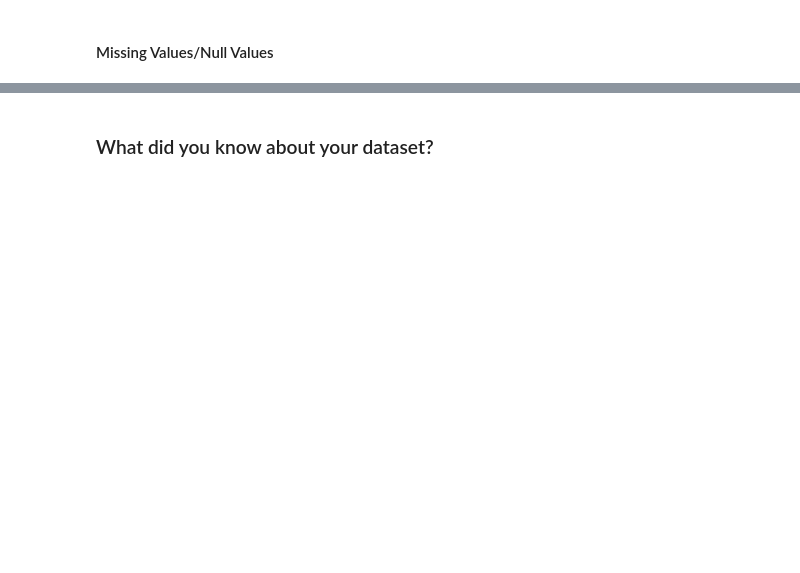
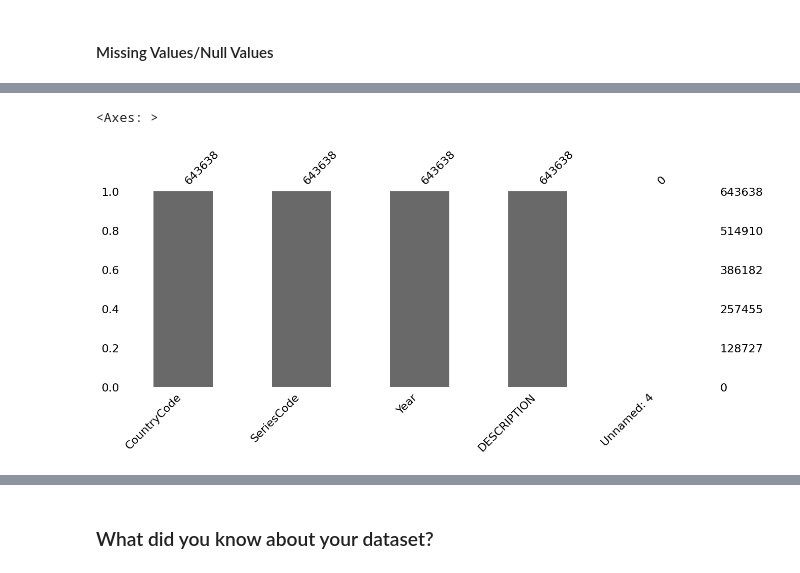
Before and after one commit to RobinBose774/EDA-Project-World-Bank-Global-Education-Analysis, a Jupyter notebook: EDA_project_World_Bank_Global_Education_Analysis.ipynb, the cells around one changed output, grey strips where cells are left out. Cells and saved outputs as stored; diff of their text form; code cells hidden in the pictures; blank space fills up the shorter version.

```diff
--- a/EDA_project_World_Bank_Global_Education_Analysis.ipynb
+++ b/EDA_project_World_Bank_Global_Education_Analysis.ipynb
@@ -101,0 +484,5 @@ M - Multivariate Analysis
+# %%
+msno.bar(ed_stats_footnote, figsize = (15,5))
+# %% [output]
+<Axes: >
+[figure, added]
```
Also changed, not shown: parts of 66 cells of this notebook.
